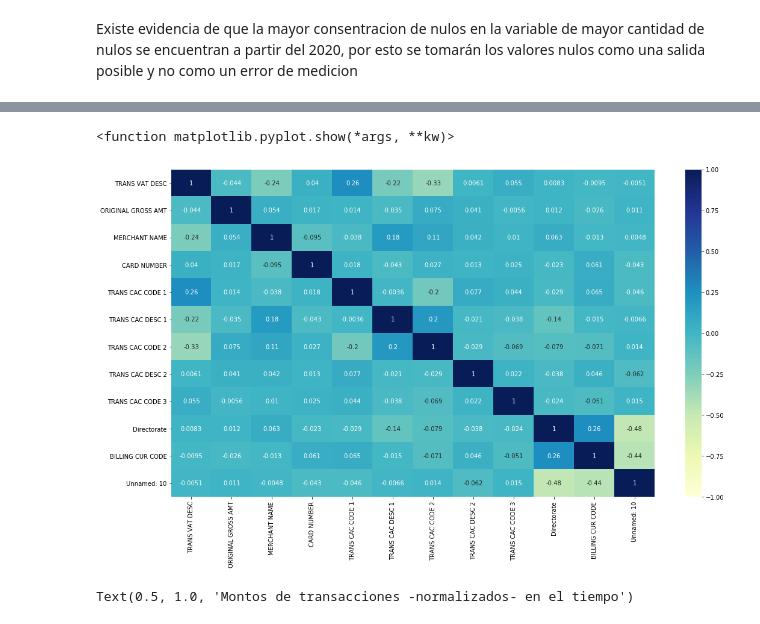
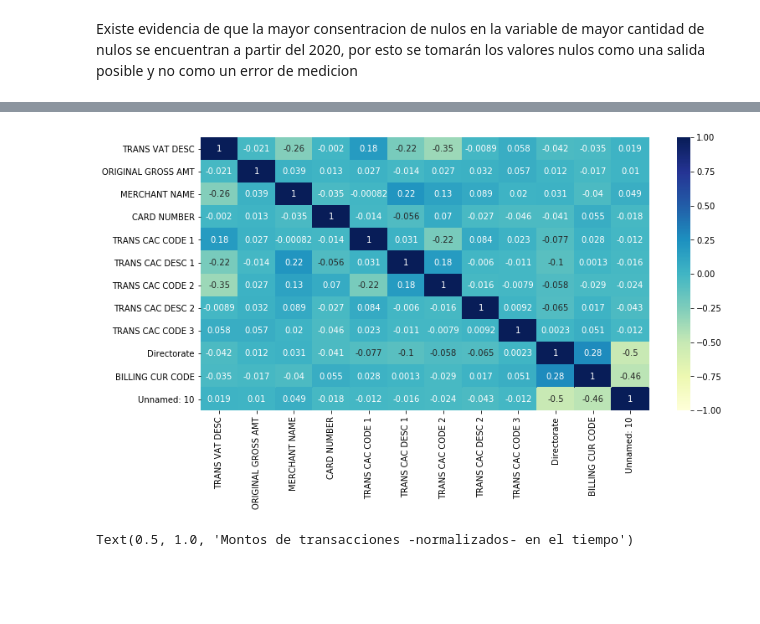
Before and after one commit to aestrad7/Purchase-Card-Transactions_GLBNT_TESTT, a Jupyter notebook: Exploracio_y_limpieza.ipynb, the cells around one changed output, grey strips where cells are left out. Cells and saved outputs as stored; diff of their text form; code cells hidden in the pictures; blank space fills up the shorter version.

```diff
--- a/Exploracio_y_limpieza.ipynb
+++ b/Exploracio_y_limpieza.ipynb
@@ -133,23 +112,15 @@ df_f.describe()
 | 75% | 6.000000 | 85.000000 | 4162.000000 | 815.000000 | 60.000000 | 84.000000 | ... |
 | max | 7.000000 | 106289.880000 | 5986.000000 | 1060.000000 | 105.000000 | 105.000000 | ... |
 # %%
-# Correlacion de monto con el resto de variables
+# Correlación de monto con el resto de variables
 
-plt.figure(figsize=(18, 10))
-# vals = df.columns
-
+plt.figure(figsize=(12, 6))
 df_f_sample = df_f.sample(1500)
 corr_mat = df_f_sample.corr()
 sns.heatmap(corr_mat, annot=True, vmin=-1, vmax=1, cmap="YlGnBu")
-plt.show
-
-# plt.barh(to_numeric, df_f[to_numeric].corrwith(np.log(df_f["ORIGINAL GROSS AMT"])), color= 'skyblue')
-# plt.xlabel('Correlation')
-# plt.title('Correlacion de features con Monto')
-# plt.grid(axis='x')
+plt.show()
 # %% [output]
-<function matplotlib.pyplot.show(*args, **kw)>
-[figure, old version]
+[figure, new version]
 # %%
 # Como se comportan los montos tranzados en el tiempo
 
```
Also changed, not shown: parts of 11 cells of this notebook, 1 other file.
